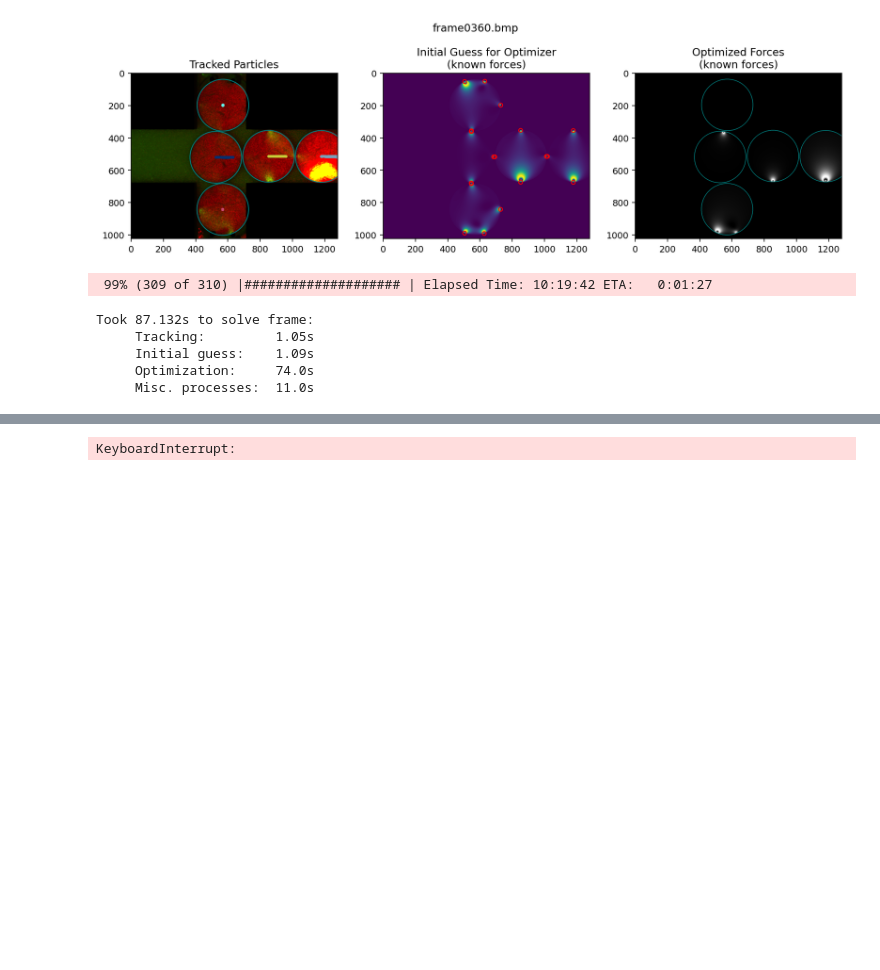
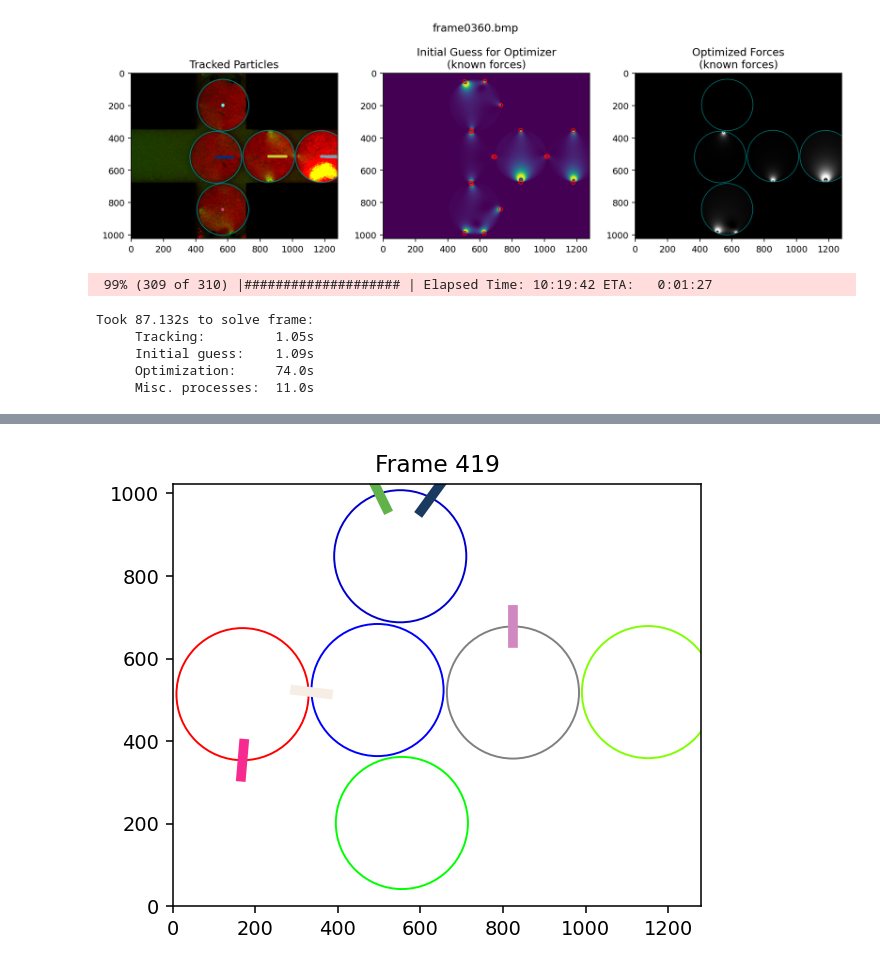
Before and after one commit to Jfeatherstone/SpaceJam, a Jupyter notebook: ForceSolving.ipynb, the cells around one changed output, grey strips where cells are left out. Cells and saved outputs as stored; diff of their text form; code cells hidden in the pictures; blank space fills up the shorter version.

```diff
--- a/ForceSolving.ipynb
+++ b/ForceSolving.ipynb
@@ -204,31 +204,31 @@ images[0].save('contact_tracking.gif', save_all=True, append_images=images[1:],
 # %%
 forceColors = [genRandomColors(len(b), int(time.perf_counter()*1e6) % 1024) for b in betaArr]
 tSteps = len(betaArr[0][0])
 images = [None for i in range(tSteps)]
 for i in range(len(alphaArr)):
     alphaArr[i][np.where(np.isnan(alphaArr[i]))] = 0
 
 for i in range(tSteps):
     clear_output(wait=True)
     fig, ax = plt.subplots()
 
     visCircles([centerArr[p][i] for p in range(len(centerArr))], [radiusArr[p][i] for p in range(len(radiusArr))], ax=ax)
 
     for particleIndex in range(len(betaArr)):
         visContacts(centerArr[particleIndex][i], radiusArr[particleIndex][i],
-                    betaArr[particleIndex][:,i], forceArr=forceArr[particleIndex][:,i], ax=ax, forceColors=forceColors[particleIndex], alphaArr=alphaArr[particleIndex][:,i])
+                    betaArr[particleIndex][:,i], ax=ax, forceColors=forceColors[particleIndex], alphaArr=alphaArr[particleIndex][:,i])
 
     ax.set_xlim([0, 1280])
     ax.set_ylim([0, 1024])
     ax.set_aspect('equal')
-    ax.set_title(f'Frame {50 + i}')
+    ax.set_title(f'Frame {i}')
 
     canvas = plt.get_current_fig_manager().canvas
     canvas.draw()
     images[i] = Image.frombytes('RGB', canvas.get_width_height(),
                  canvas.tostring_rgb())
     plt.show()
 
-images[0].save('contact_angle_tracking.gif', save_all=True, append_images=images[1:], duration=25, optimize=True, loop=True)
+images[0].save(dataSet + 'contact_angle_tracking.gif', save_all=True, append_images=images[1:], duration=25, optimize=True, loop=True)
 # %% [output]
-KeyboardInterrupt:
+[figure, added]
```
Also changed, not shown: parts of 3 cells of this notebook, 14 other files.
